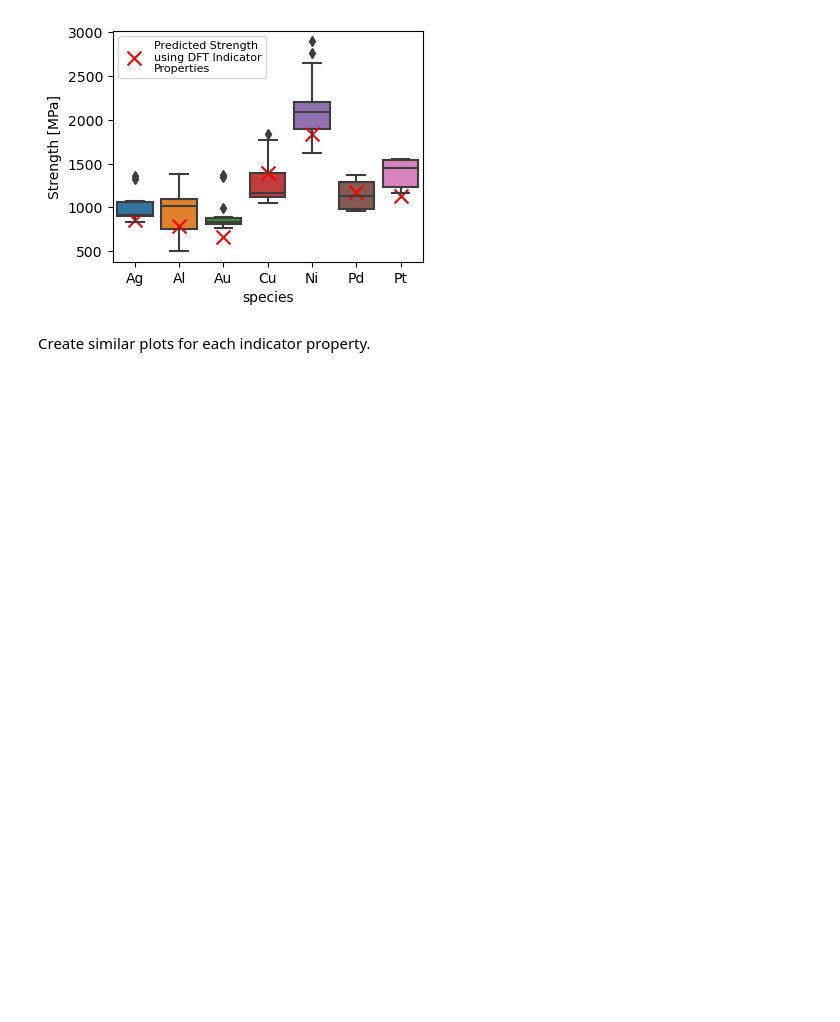
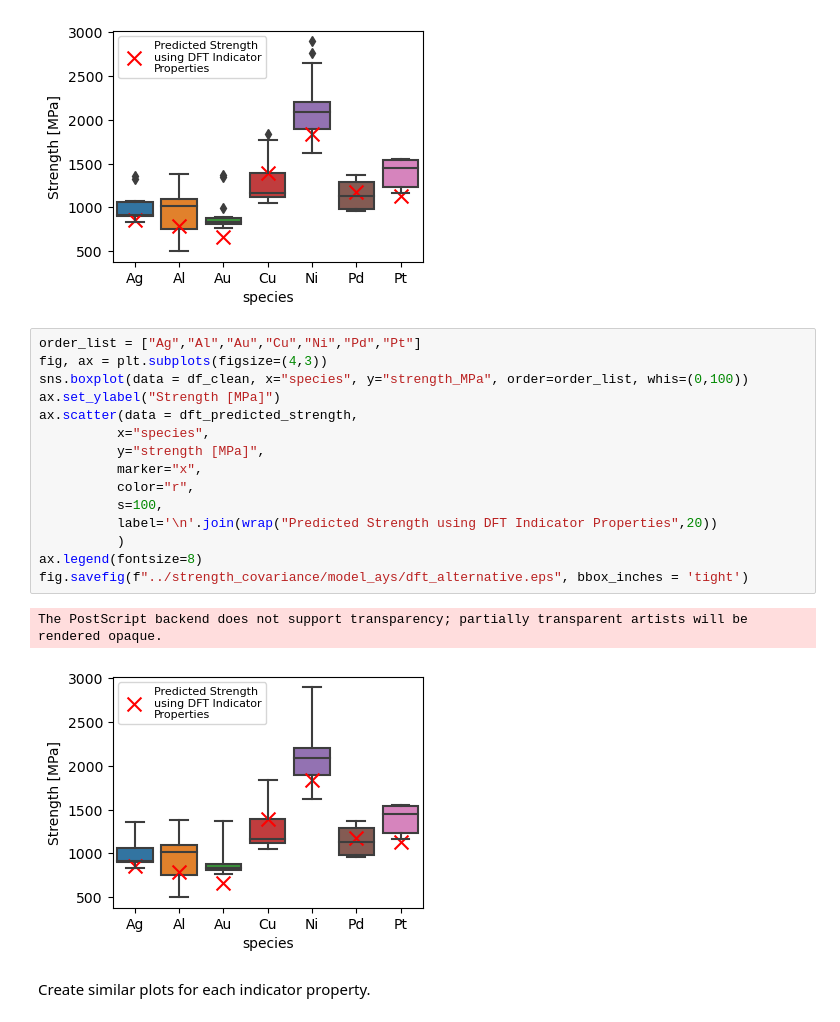
Before and after one commit to bjasperson/strength_covariance, a Jupyter notebook: experiments/dft_import_230831.ipynb, the cells around one changed output. Saved outputs shown, nothing was run; the diff lists cells and outputs as text; blank space fills up the shorter version.

```diff
--- a/experiments/dft_import_230831.ipynb
+++ b/experiments/dft_import_230831.ipynb
@@ -147,6 +147,24 @@ fig.savefig(f"../strength_covariance/model_ays/dft.eps", bbox_inches = 'tight')
 # %% [output]
 The PostScript backend does not support transparency; partially transparent artists will be rendered opaque.
 [figure]
+# %%
+order_list = ["Ag","Al","Au","Cu","Ni","Pd","Pt"]
+fig, ax = plt.subplots(figsize=(4,3))
+sns.boxplot(data = df_clean, x="species", y="strength_MPa", order=order_list, whis=(0,100))
+ax.set_ylabel("Strength [MPa]")
+ax.scatter(data = dft_predicted_strength,
+          x="species",
+          y="strength [MPa]",
+          marker="x",
+          color="r",
+          s=100,
+          label='\n'.join(wrap("Predicted Strength using DFT Indicator Properties",20))
+          )
+ax.legend(fontsize=8)
+fig.savefig(f"../strength_covariance/model_ays/dft_alternative.eps", bbox_inches = 'tight')
+# %% [output]
+The PostScript backend does not support transparency; partially transparent artists will be rendered opaque.
+[figure, added]
 # %% [markdown]
 Create similar plots for each indicator property.
 # %%
```
Also changed, not shown: 14 other files.
